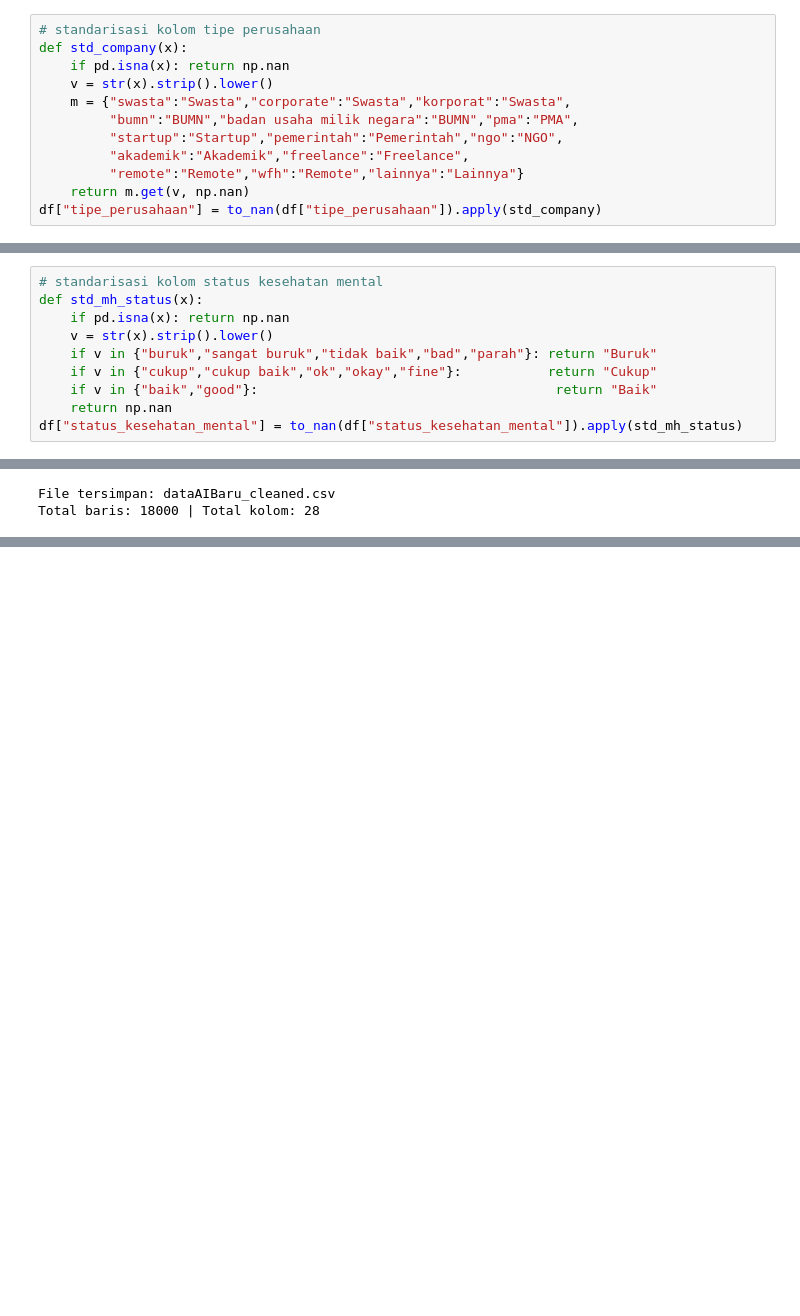
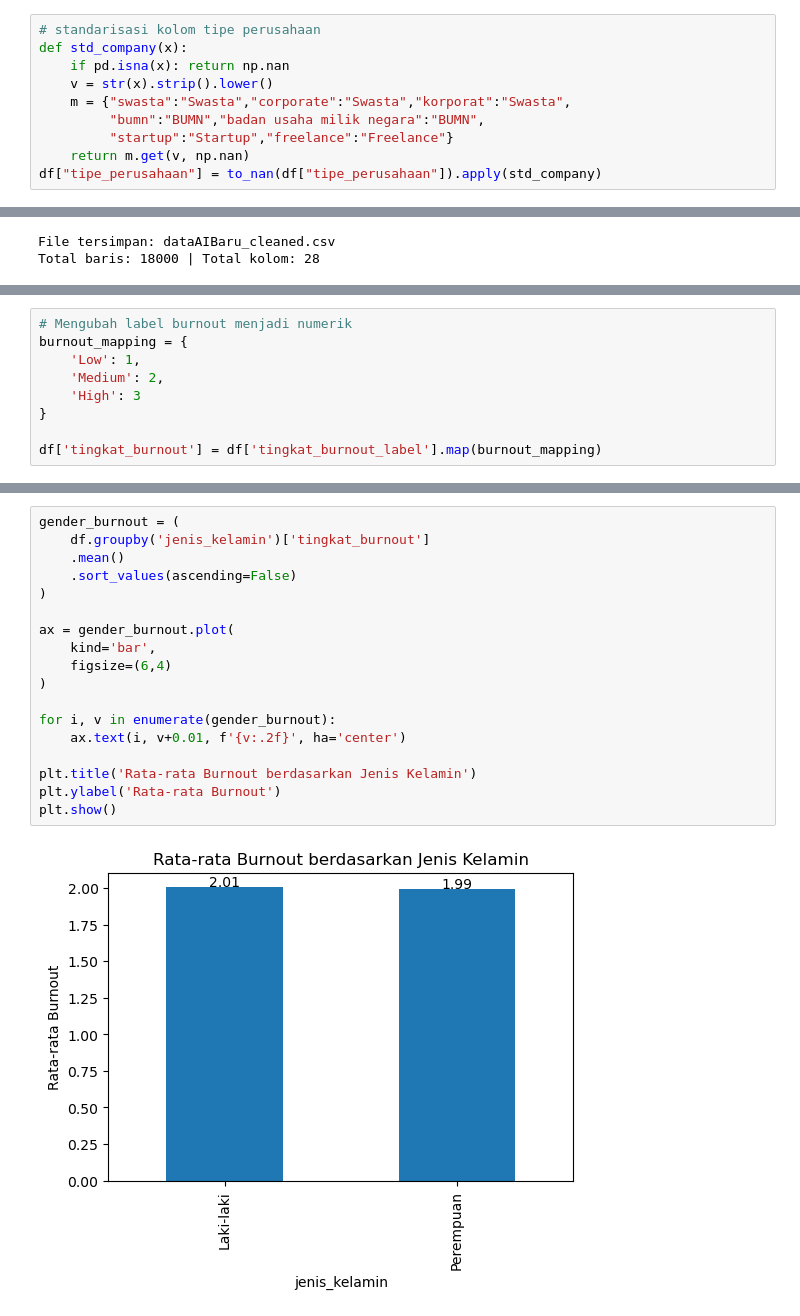
Before and after one commit to Dindaradityaswari/LowCortisol, a Jupyter notebook: DataScientist/NotebookAIBaru.ipynb, the cells around one changed output, grey strips where cells are left out. Cells and saved outputs as stored; diff of their text form; blank space fills up the shorter version.

```diff
--- a/DataScientist/NotebookAIBaru.ipynb
+++ b/DataScientist/NotebookAIBaru.ipynb
@@ -138,9 +175,7 @@ def std_company(x):
     if pd.isna(x): return np.nan
     v = str(x).strip().lower()
     m = {"swasta":"Swasta","corporate":"Swasta","korporat":"Swasta",
-         "bumn":"BUMN","badan usaha milik negara":"BUMN","pma":"PMA",
-         "startup":"Startup","pemerintah":"Pemerintah","ngo":"NGO",
-         "akademik":"Akademik","freelance":"Freelance",
-         "remote":"Remote","wfh":"Remote","lainnya":"Lainnya"}
+         "bumn":"BUMN","badan usaha milik negara":"BUMN",
+         "startup":"Startup","freelance":"Freelance"}
     return m.get(v, np.nan)
 df["tipe_perusahaan"] = to_nan(df["tipe_perusahaan"]).apply(std_company)
@@ -186,13 +229,3 @@ def std_job_sec(x):
          "aman":"Aman","sangat aman":"Sangat Aman"}
     return m.get(v, np.nan)
 df["keamanan_pekerjaan"] = to_nan(df["keamanan_pekerjaan"]).apply(std_job_sec)
-# %%
-# standarisasi kolom status kesehatan mental
-def std_mh_status(x):
-    if pd.isna(x): return np.nan
-    v = str(x).strip().lower()
-    if v in {"buruk","sangat buruk","tidak baik","bad","parah"}: return "Buruk"
-    if v in {"cukup","cukup baik","ok","okay","fine"}:           return "Cukup"
-    if v in {"baik","good"}:                                      return "Baik"
-    return np.nan
-df["status_kesehatan_mental"] = to_nan(df["status_kesehatan_mental"]).apply(std_mh_status)
@@ -267,0 +307,9 @@ Name: count, dtype: int64
+# %%
+# Mengubah label burnout menjadi numerik
+burnout_mapping = {
+    'Low': 1,
+    'Medium': 2,
+    'High': 3
+}
+
+df['tingkat_burnout'] = df['tingkat_burnout_label'].map(burnout_mapping)
@@ -267,0 +727,20 @@ Name: count, dtype: int64
+# %%
+gender_burnout = (
+    df.groupby('jenis_kelamin')['tingkat_burnout']
+    .mean()
+    .sort_values(ascending=False)
+)
+
+ax = gender_burnout.plot(
+    kind='bar',
+    figsize=(6,4)
+)
+
+for i, v in enumerate(gender_burnout):
+    ax.text(i, v+0.01, f'{v:.2f}', ha='center')
+
+plt.title('Rata-rata Burnout berdasarkan Jenis Kelamin')
+plt.ylabel('Rata-rata Burnout')
+plt.show()
+# %% [output]
+[figure, added]
```
Also changed, not shown: parts of 160 cells of this notebook, 1 other file.
